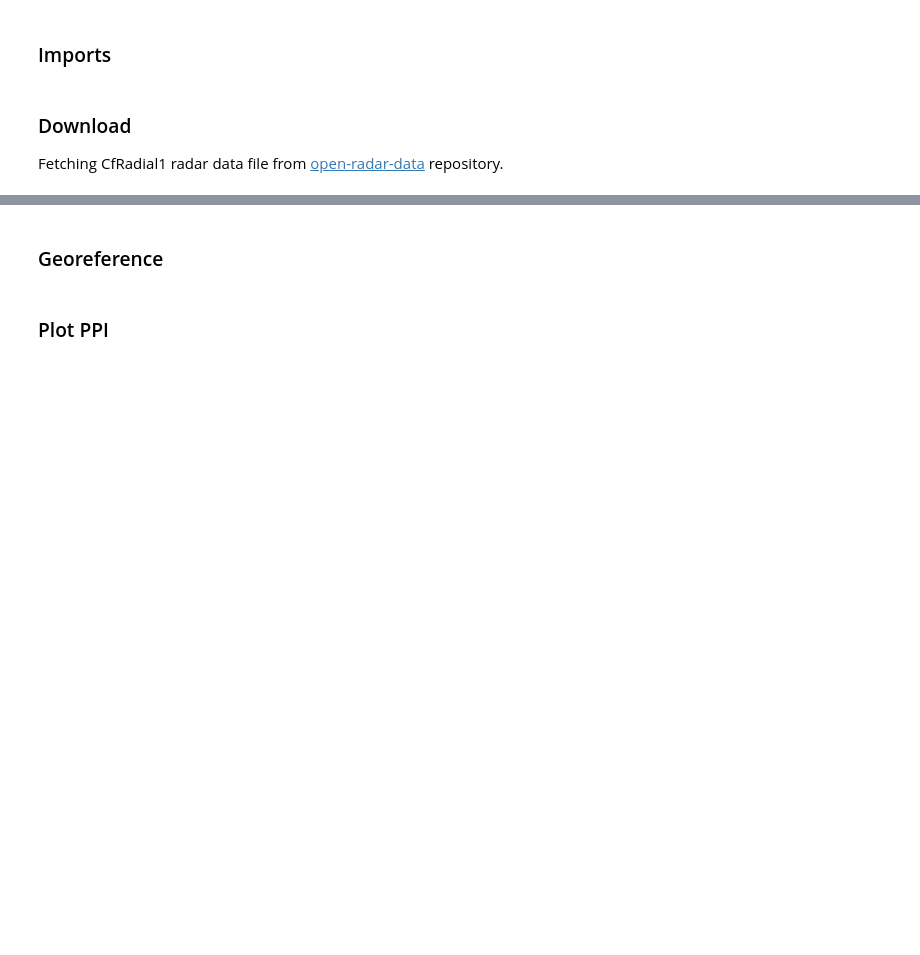
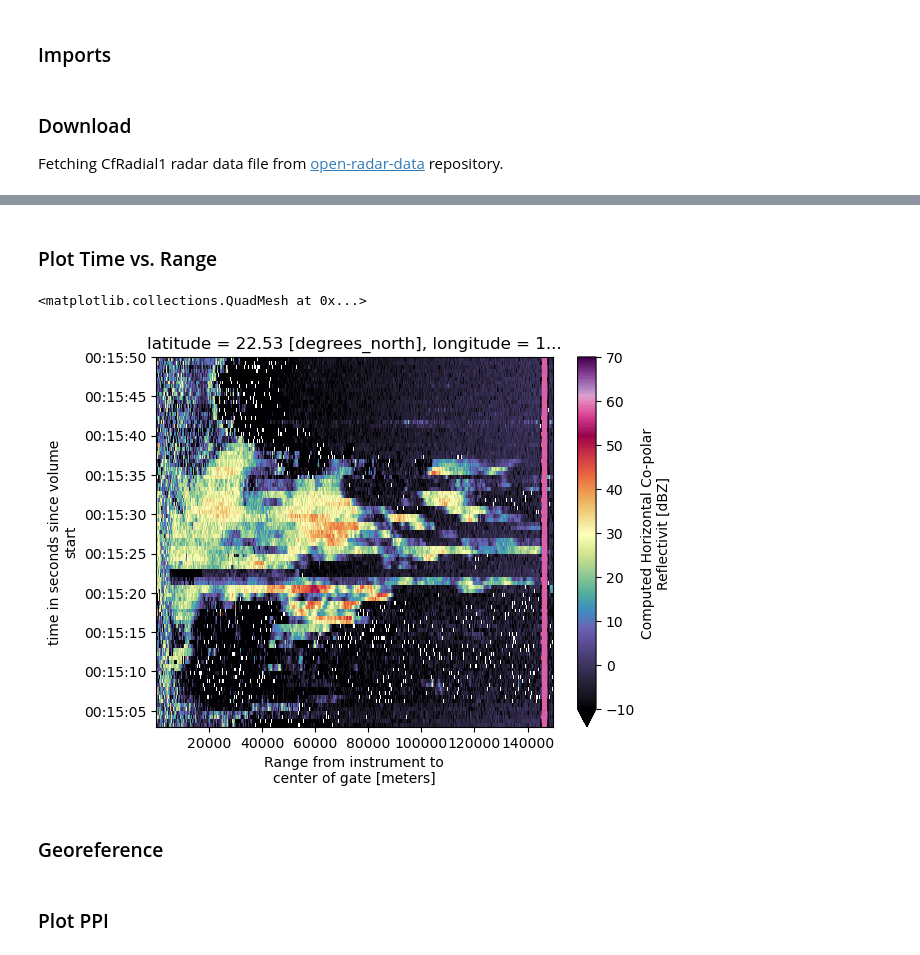
Before and after one commit to openradar/xradar, a Jupyter notebook: examples/notebooks/CfRadial1_Export.ipynb, the cells around one changed output, grey strips where cells are left out. Cells and saved outputs as stored; diff of their text form; code cells hidden in the pictures; blank space fills up the shorter version.

```diff
--- a/examples/notebooks/CfRadial1_Export.ipynb
+++ b/examples/notebooks/CfRadial1_Export.ipynb
@@ -27,3 +48,10 @@ radar.sweep_0.DBZ.plot(cmap="ChaseSpectral", vmin=-10, vmax=70)
+# %% [markdown]
+### Plot Time vs. Range
+# %%
+radar.sweep_0.DBZ.swap_dims({'azimuth':'time'}).sortby('time').plot(cmap="ChaseSpectral", vmin=-10, vmax=70)
+# %% [output]
+<matplotlib.collections.QuadMesh at 0x...>
+[figure, added]
 # %% [markdown]
 ### Georeference
 # %%
```
Also changed, not shown: parts of 3 cells of this notebook.
